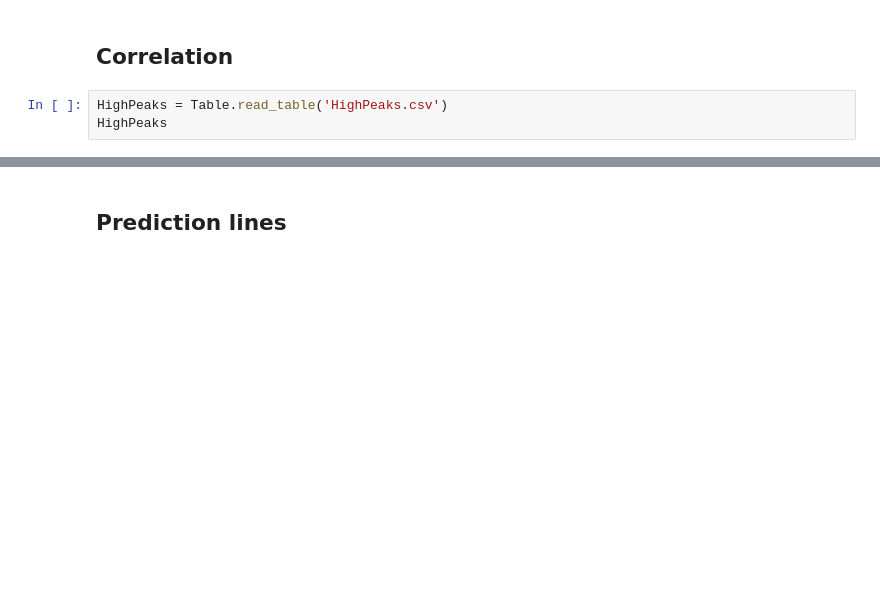
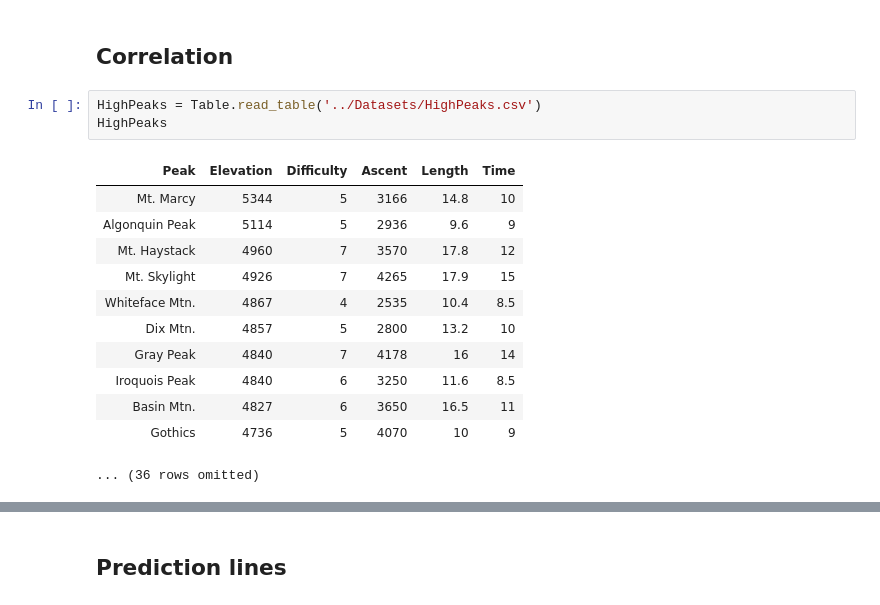
Before and after one commit to awar2170/STOR_120, a Jupyter notebook: Unit8_Predictions/Lecture Notes/STOR 120 - Lecture 32.ipynb, the cells around one changed output, grey strips where cells are left out. Drawn from its saved outputs; the diff is of its cells as text; blank space fills up the shorter version.

```diff
--- a/Unit8_Predictions/Lecture Notes/STOR 120 - Lecture 32.ipynb
+++ b/Unit8_Predictions/Lecture Notes/STOR 120 - Lecture 32.ipynb
@@ -54,7 +54,20 @@ def correlation(t, x, y):
 # %% [markdown]
 ## Correlation ##
 # %%
-HighPeaks = Table.read_table('HighPeaks.csv')
+HighPeaks = Table.read_table('../Datasets/HighPeaks.csv')
 HighPeaks
+# %% [output]
+| Peak | Elevation | Difficulty | Ascent | Length | Time |
+| Mt. Marcy | 5344 | 5 | 3166 | 14.8 | 10 |
+| Algonquin Peak | 5114 | 5 | 2936 | 9.6 | 9 |
+| Mt. Haystack | 4960 | 7 | 3570 | 17.8 | 12 |
+| Mt. Skylight | 4926 | 7 | 4265 | 17.9 | 15 |
+| Whiteface Mtn. | 4867 | 4 | 2535 | 10.4 | 8.5 |
+| Dix Mtn. | 4857 | 5 | 2800 | 13.2 | 10 |
+| Gray Peak | 4840 | 7 | 4178 | 16 | 14 |
+| Iroquois Peak | 4840 | 6 | 3250 | 11.6 | 8.5 |
+| Basin Mtn. | 4827 | 6 | 3650 | 16.5 | 11 |
+| Gothics | 4736 | 5 | 4070 | 10 | 9 |
+... (36 rows omitted)
 # %%
 HighPeaks.scatter('Ascent', 'Time')
```
Also changed, not shown: parts of 19 cells of this notebook, 11 other files.
